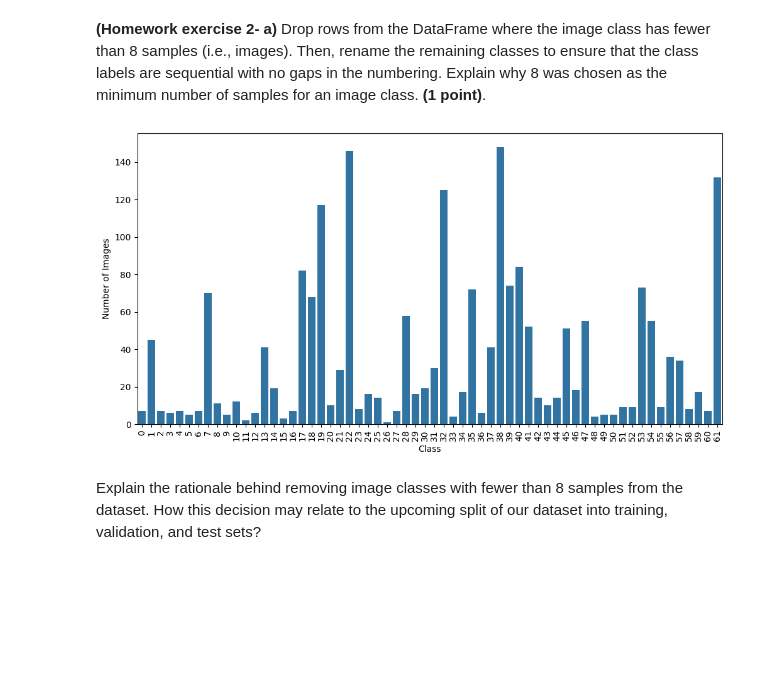
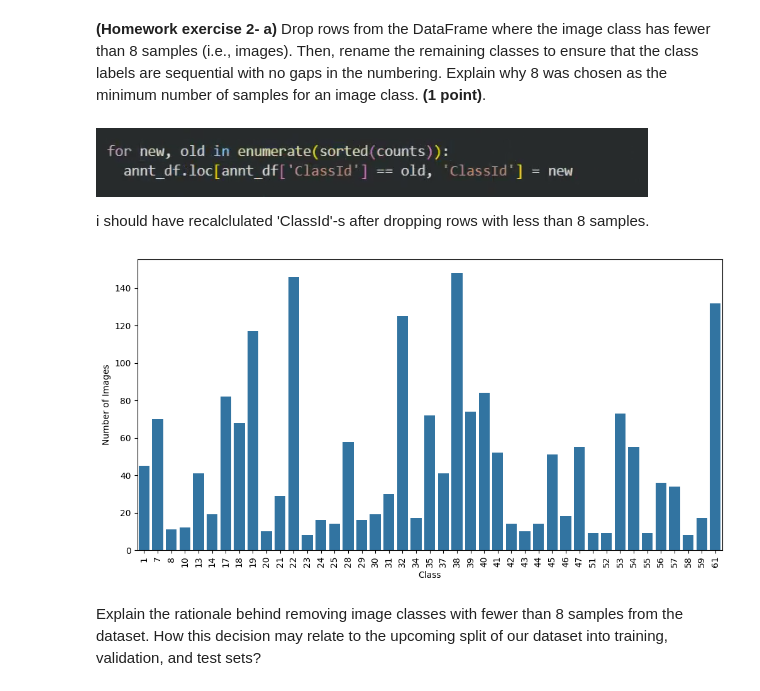
Before and after one commit to saskia002/masinope, a Jupyter notebook: kodutööd/4/4_Regularisation_HW.ipynb, the cells around one changed output. Drawn from its saved outputs; the diff is of its cells as text; code cells hidden in the pictures; blank space fills up the shorter version.

```diff
--- a/kodutööd/4/4_Regularisation_HW.ipynb
+++ b/kodutööd/4/4_Regularisation_HW.ipynb
@@ -469,6 +464,10 @@ plt.show()
 <font color=''> The dataset is heavily unbalanced, with the largest class containing 70 times more images than the smallest one. To make our lives a bit easier, we will remove any classes that have fewer than 8 images.
 # %% [markdown]
 <font color=''> **(Homework exercise 2- a)** Drop rows from the DataFrame where the image class has fewer than 8 samples (i.e., images). Then, rename the remaining classes to ensure that the class labels are sequential with no gaps in the numbering. Explain why 8 was chosen as the minimum number of samples for an image class. **(1 point)**. </font>
+# %% [markdown]
+![image.png](attachment:image.png)
+
+i should have recalclulated 'ClassId'-s after dropping rows with less than 8 samples.
 # %%
 ##### YOUR CODE STARTS #####
 
@@ -480,13 +479,13 @@ df_dropped = annt_df[annt_df['ClassId'].isin(valid_classes)].copy()
 ##### YOUR CODE ENDS #####
 # %%
 plt.figure(figsize=(12, 6))
-sns.countplot(x='ClassId', data=annt_df)
+sns.countplot(x='ClassId', data=df_dropped)
 plt.xlabel('Class')
 plt.ylabel('Number of Images')
 plt.xticks(rotation=90)
 plt.show()
 # %% [output]
-[figure, old version]
+[figure, new version]
 # %% [markdown]
 <font color=''> Explain the rationale behind removing image classes with fewer than 8 samples from the dataset. How this decision may relate to the upcoming split of our dataset into training, validation, and test sets?
 # %% [markdown]
```
Also changed, not shown: parts of 28 cells of this notebook.
